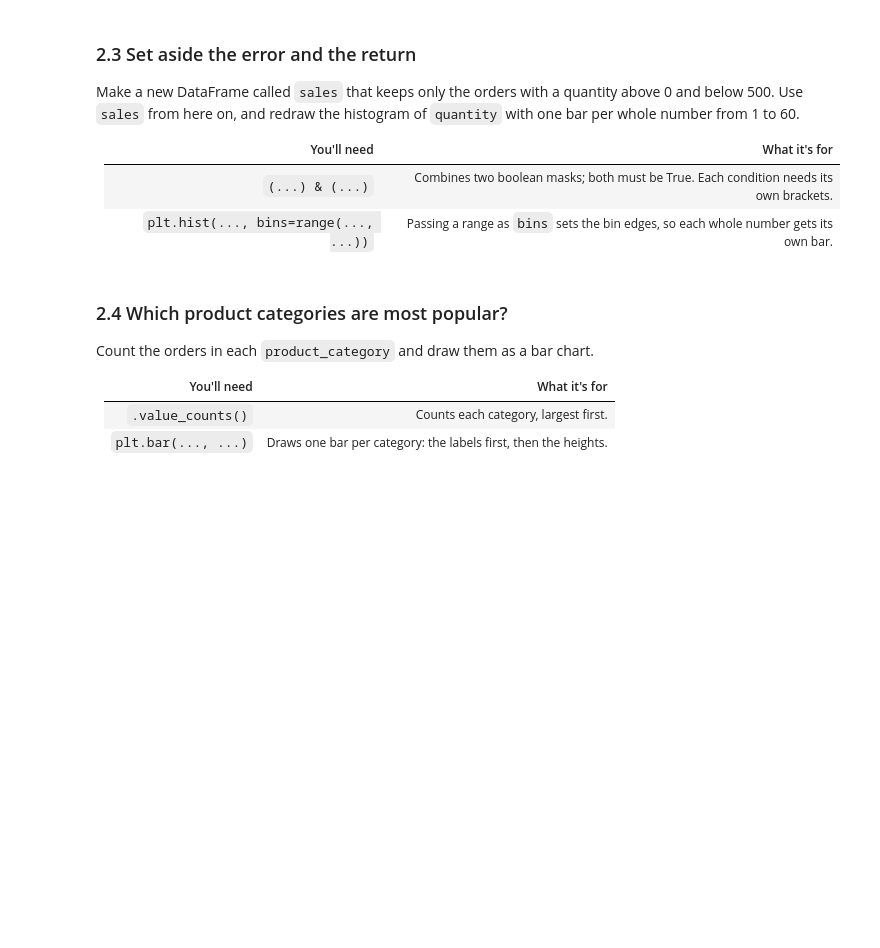
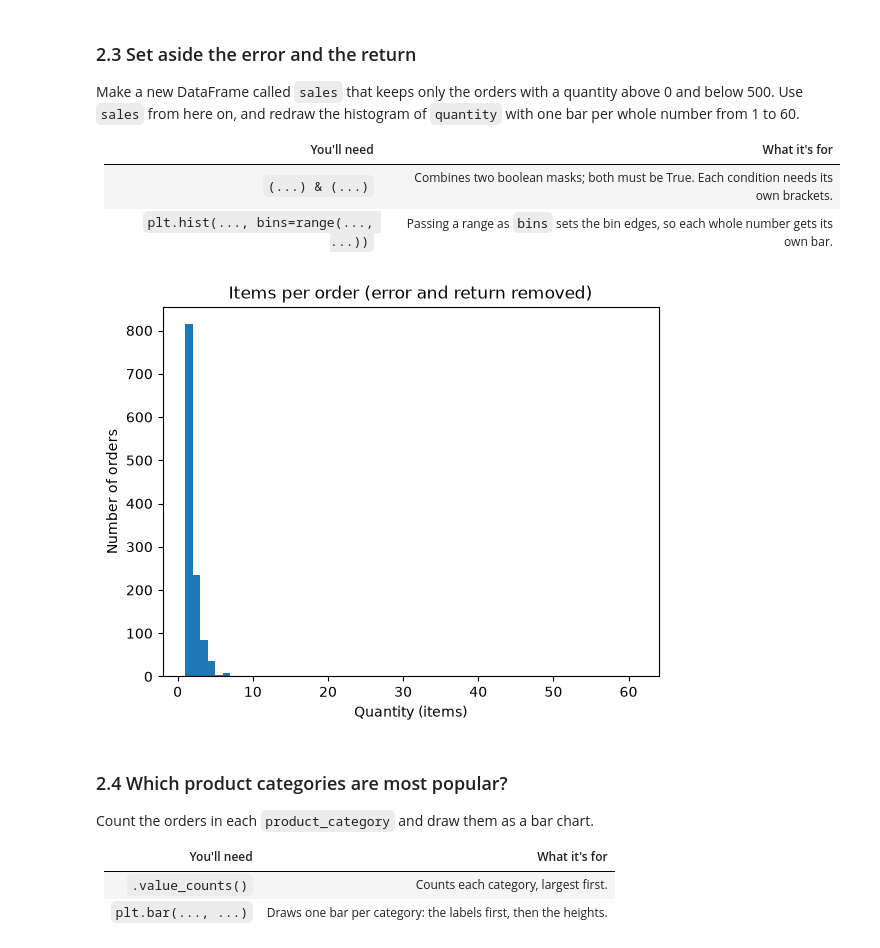
Before and after one commit to dsabatier/2501, a Jupyter notebook: student/lesson-22/eda_bike_shop_starter.ipynb, the cells around one changed output. Cells and saved outputs as stored; diff of their text form; code cells hidden in the pictures; blank space fills up the shorter version.

```diff
--- a/student/lesson-22/eda_bike_shop_starter.ipynb
+++ b/student/lesson-22/eda_bike_shop_starter.ipynb
@@ -127,6 +249,19 @@ Make a new DataFrame called `sales` that keeps only the orders with a quantity a
 |---|---|
 | `(...) & (...)` | Combines two boolean masks; both must be True. Each condition needs its own brackets. |
 | `plt.hist(..., bins=range(..., ...))` | Passing a range as `bins` sets the bin edges, so each whole number gets its own bar. |
+# %%
+# (orders["quantity"] > 0) Quantities greater than 0
+# & AND
+# (orders["quantity"] < 500) Quantities less than 500
+sales = orders[(orders["quantity"] > 0) & (orders["quantity"] < 500)]
+
+plt.hist(sales["quantity"], bins=range(1, 62))
+plt.title("Items per order (error and return removed)")
+plt.xlabel("Quantity (items)")
+plt.ylabel("Number of orders")
+plt.show()
+# %% [output]
+[figure, added]
 # %% [markdown]
 ### 2.4 Which product categories are most popular?
 
```
Also changed, not shown: parts of 14 cells of this notebook, 1 other file.
